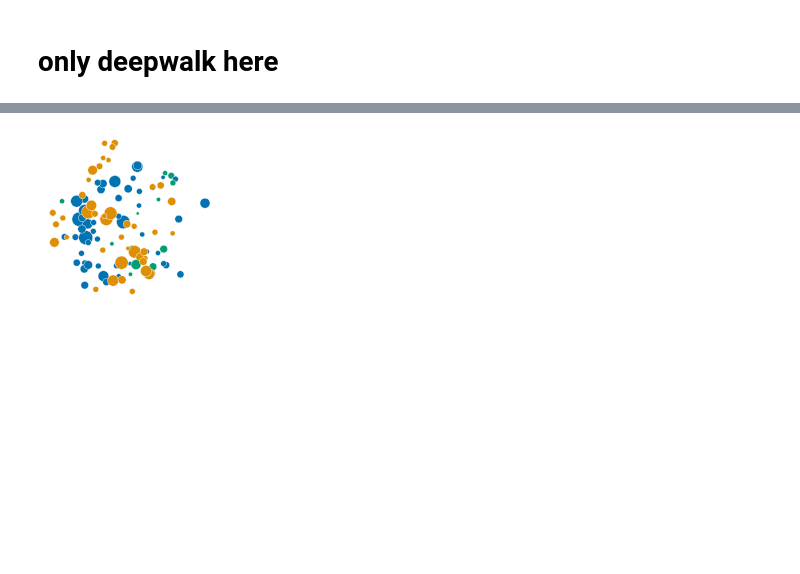
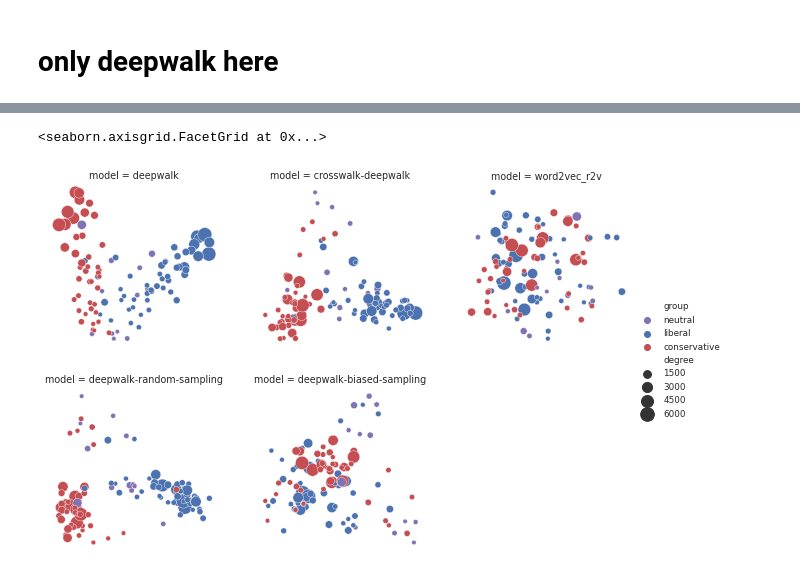
Before and after one commit to thunderock/residual2vec_, a Jupyter notebook: notebooks/PLOTS/demonstration.ipynb, the cells around one changed output, grey strips where cells are left out. Drawn from its saved outputs; the diff is of its cells as text; code cells hidden in the pictures; blank space fills up the shorter version.

```diff
--- a/notebooks/PLOTS/demonstration.ipynb
+++ b/notebooks/PLOTS/demonstration.ipynb
@@ -127,4 +86,73 @@ plot_embs(emb=embs['Degree-debiased'], degree=deg, gp_ids=group_ids, figsize=(3,
-# %%
-plot_embs(emb=embs['Degree-Group-debiased'], degree=deg, gp_ids=group_ids, figsize=(3, 3))
-# %% [output]
-[figure, removed]
+# %%
+plot_data_all = []
+
+# deg = np.array(A.sum(axis=0)).reshape(-1)
+row = 0
+ordered = ['Biased', 'cw_dw', 'Degree-Group-debiased', 'gat_dw_random', 'gat_dw_r2v', ] # 'gat_n2v_random', 'gat_n2v_r2v',
+# keys = ['fw_dw', 'cw_dw']
+mp = {'Biased': 'deepwalk',
+    'gat_n2v_random': 'gat-node2vec-random-sampling', 'gat_n2v_r2v': 'gat-node2vec-biased-sampling',
+    'gat_dw_random': 'deepwalk-random-sampling', 'gat_dw_r2v': 'deepwalk-biased-sampling',
+     'gcn_dw_random': 'deepwalk-random-sampling', 'gcn_dw_r2v': 'deepwalk-biased-sampling',
+   'fw_dw': 'fairwalk-deepwalk', 'cw_dw': 'crosswalk-deepwalk', 'fw_n2v': "fairwalk-node2vec", 'cw_n2v': "crosswalk-node2vec",
+'Degree-Group-debiased': 'word2vec_r2v'}
+# mp = {
+#     'gat_dw_random': 'biased', 'gat_dw_r2v': 'unbiased', 'Biased': 'biased', 'cw_dw': 'unbiased'
+# }
+for idx, k in enumerate(ordered):
+    if k not in keys: continue
+    emb = embs[k]
+
+    xy = PCA(n_components=2).fit_transform(emb)
+    plot_data_all += [
+        pd.DataFrame(
+            {
+                "x": xy[:, 0],
+                "y": xy[:, 1],
+                "group": [{0: 'liberal', 1:'conservative', 2:'neutral'}[i] for i in group_ids],
+                "model": mp[k],
+                "degree": deg_,
+
+            }
+        )
+    ]
+
+plot_data_all = pd.concat(plot_data_all)
+#
+sns.set_style("white")
+sns.set(font_scale=.8)
+sns.set_style("ticks")
+
+# fig, ax = plt.subplots(figsize=(7,5))
+
+g = sns.FacetGrid(
+    data=plot_data_all,
+#     row="row",
+    col='model',
+    sharex=False,
+    sharey=False,
+    col_wrap=3
+
+)
+
+
+cmap = sns.color_palette()
+colors = {'liberal': cmap[0], 'conservative': cmap[3], 'neutral': cmap[4]}
+g.map(sns.scatterplot, "x", "y", "group", "degree", sizes=(20, 200), palette = colors)
+# g.fig.suptitle("WORD2VEC")
+# g.axes[0, 0].legend()
+
+
+for (i,j,k), data in g.facet_data():
+
+    ax = g.facet_axis(i, j)
+    ax.set_axis_off()
+    h,l = ax.get_legend_handles_labels()
+#     ax.legend(h[0:4],l[0:4],bbox_to_anchor=(1.05, 1), loc=2, borderaxespad=0., fontsize=5)
+#     print(h, l)
+
+
+g.add_legend()
+# %% [output]
+<seaborn.axisgrid.FacetGrid at 0x...>
+[figure, added]
```
Also changed, not shown: parts of 15 cells of this notebook, 1 other file.
